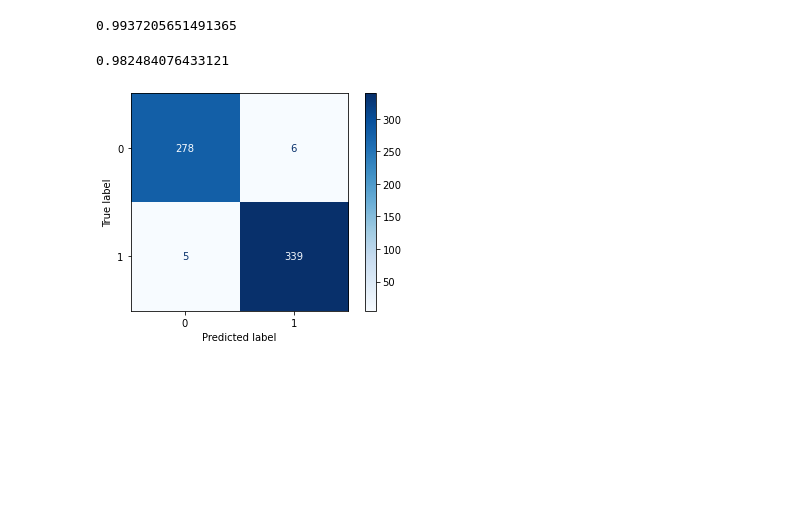
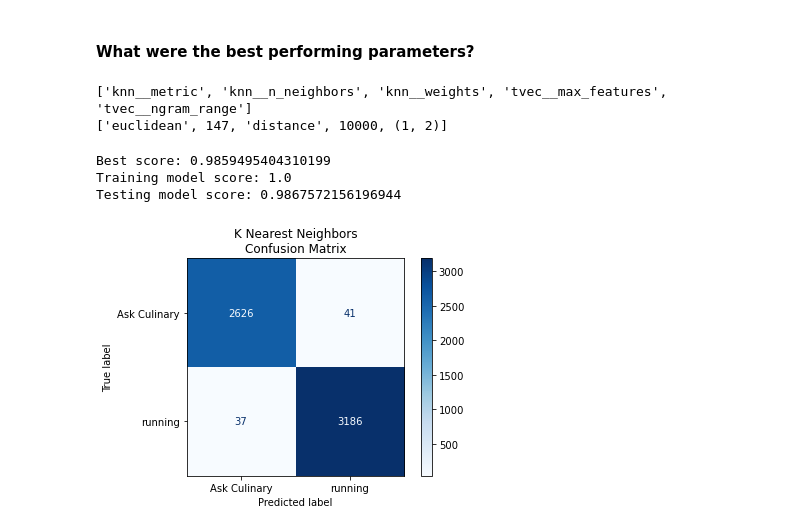
Before and after one commit to pmiller50/Reddit_NLP, a Jupyter notebook: 03_Modeling.ipynb, the cells around one changed output. Drawn from its saved outputs; the diff is of its cells as text; code cells hidden in the pictures; blank space fills up the shorter version.

```diff
--- a/03_Modeling.ipynb
+++ b/03_Modeling.ipynb
@@ -57,21 +93,24 @@ more_stop_words = text.ENGLISH_STOP_WORDS.union(added_stop_words)
+# %%
+unfrozen_stop_words = [word for word in stop_words_list]
+unfrozen_stop_words.remove('alone')
 # %%
 # Search over the following values of hyperparameters:
 # Maximum number of features fit: 2000, 3000, 4000, 5000
 # Minimum number of documents needed to include token: 2, 3
 # Maximum number of documents needed to include token: 90%, 95%
-# Check (individual tokens) and also check (individual tokens and 2-grams).
+# Check (individual tokens) and also check (individual tokens, 2-grams and 3-grams).
 
 pipe_params = {
     'cvec__max_features': [2_000, 3_000, 4_000, 5_000],
     'cvec__min_df': [2, 3],
     'cvec__max_df': [.9, .95],
-    'cvec__ngram_range': [(1,1), (1,2)],
-    'cvec__stop_words' : [more_stop_words]
+    'cvec__ngram_range': [(1,1), (1,2), (1,3)],
+    'cvec__stop_words' : [unfrozen_stop_words]
 }
 
 # Instantiate GridSearchCV.
 
-gs = GridSearchCV(pipe, param_grid=pipe_params, cv=5, verbose=1)
+gs = GridSearchCV(pipe, param_grid=pipe_params, cv=5, n_jobs = -1, verbose=1)
 
 # Fit GridSearch to training data.
 gs.fit(X_train, y_train)
@@ -135,19 +192,26 @@ Code borrowed heavily from class lecture 5.04
 # %%
-# Set up a pipeline with tf-idf vectorizer and multinomial naive bayes
+# Set up a pipeline with tf-idf vectorizer and K nearest neighbor
 
 pipe_tvec = Pipeline([
     ('tvec', TfidfVectorizer()),
-    ('nb', MultinomialNB())
+    ('knn', KNeighborsClassifier())
 ])
 # %%
 pipe_tvec_params = {
-    'tvec__max_features': [2_000, 3_000, 4_000, 5_000],
-    'tvec__stop_words': [more_stop_words],
-    'tvec__ngram_range': [(1,1), (1,2)]
+    'tvec__max_features': [4_000, 6_000, 8_000, 10_000],
+    'tvec__stop_words': [unfrozen_stop_words],
+    'tvec__ngram_range': [(1,1), (1,2)],
+    'knn__n_neighbors': range(7, 149, 10),
+    'knn__metric': ['euclidean', 'manhattan'],
+    'knn__weights' : ['uniform', 'distance'],
 }
 
 # Instantiate GridSearchCV.
 gs_tvec = GridSearchCV(pipe_tvec,
                     param_grid = pipe_tvec_params,
                     cv=5,
+                    n_jobs = -1,
                     verbose=1)
+
+# Fit GridSearch to training data.
+gs_tvec.fit(X_train, y_train)
@@ -181,20 +247,33 @@ GridSearchCV(cv=5,
-# %%
-# Score model on training set.
-gs_tvec.score(X_train, y_train)
-# %% [output]
-0.9937205651491365
-# %%
-# Score model on testing set.
-gs_tvec.score(X_test, y_test)
-# %% [output]
-0.982484076433121
+# %% [markdown]
+#### What were the best performing parameters?
+# %%
+# Creating a list to avoid printing the entire list of stop words
+print(list(gs_tvec.best_params_.keys())[0:5])
+print(list(gs_tvec.best_params_.values())[0:5])
+# %% [output]
+['knn__metric', 'knn__n_neighbors', 'knn__weights', 'tvec__max_features', 'tvec__ngram_range']
+['euclidean', 147, 'distance', 10000, (1, 2)]
+# %%
+# What's the best score?
+print(f'Best score: {gs_tvec.best_score_}')
+
+# Score model on training set.
+print (f'Training model score: {gs_tvec.score(X_train, y_train)} ')
+
+# Score model on testing set.
+print (f'Testing model score: {gs_tvec.score(X_test, y_test)} ')
+# %% [output]
+Best score: 0.9859495404310199
+Training model score: 1.0
+Testing model score: 0.9867572156196944
 # %%
 # Get predictions
 preds_tvec = gs_tvec.predict(X_test)
 
 # Save confusion matrix values
 tn, fp, fn, tp = confusion_matrix(y_test, preds_tvec).ravel()
 
-plot_confusion_matrix(gs_tvec, X_test, y_test, cmap='Blues', values_format='d');
+disp = plot_confusion_matrix(gs_tvec, X_test, y_test, cmap='Blues', values_format='d',display_labels=['Ask Culinary', 'running'])
+disp.ax_.set_title("K Nearest Neighbors\nConfusion Matrix");
 # %% [output]
-[figure, old version]
+[figure, new version]
```
Also changed, not shown: parts of 30 cells of this notebook, 21 other files.
